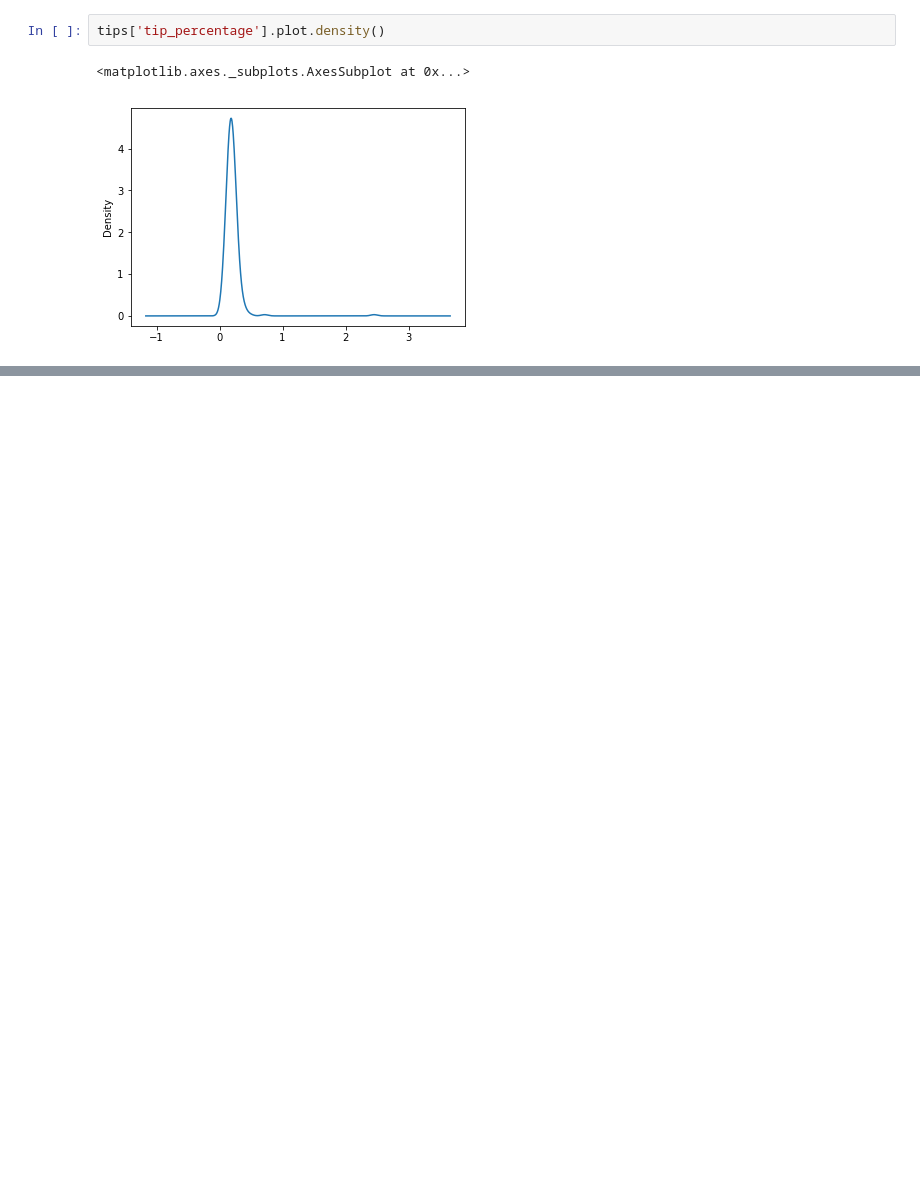
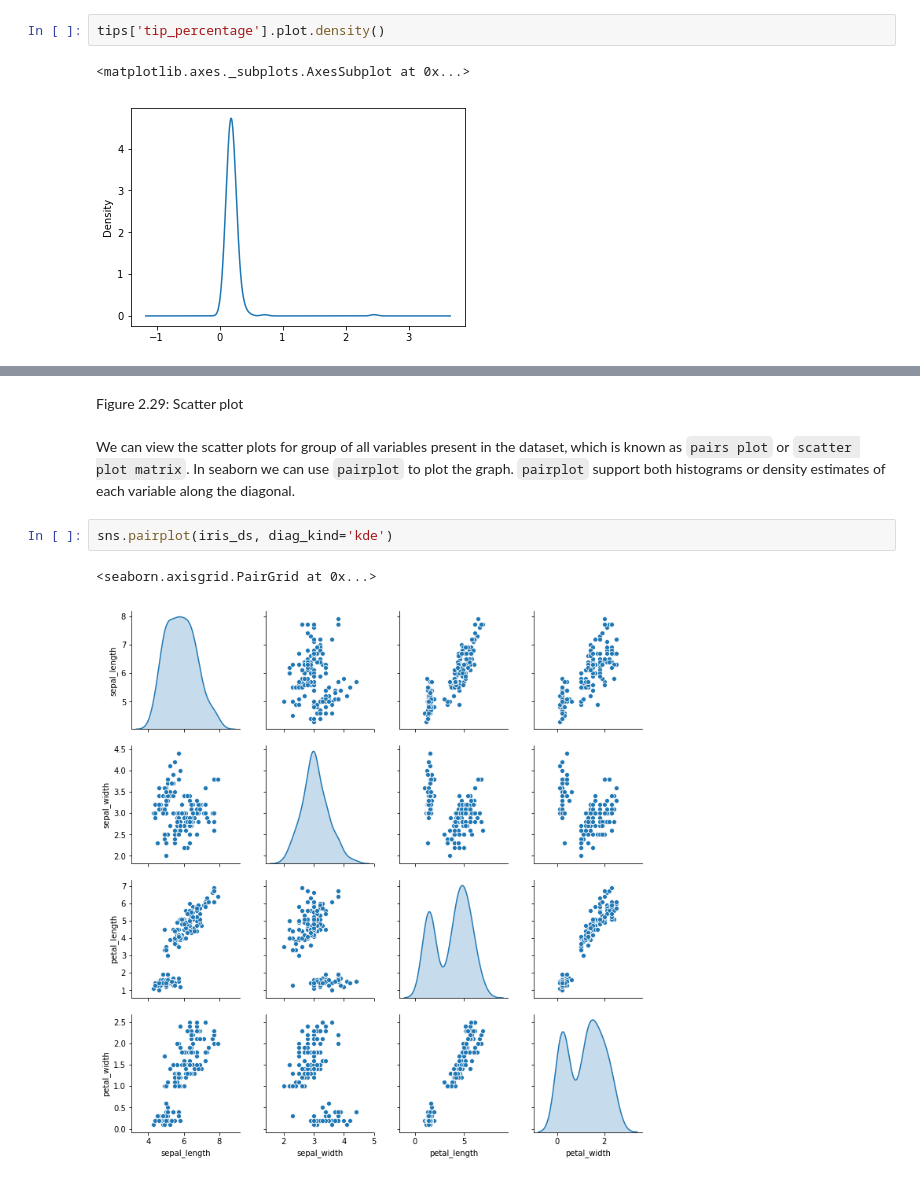
Before and after one commit to analyticstensor/ml, a Jupyter notebook: Prerequisite/Chapter_2-Matplotlib-Part 2.ipynb, the cells around one changed output, grey strips where cells are left out. Cells and saved outputs as stored; diff of their text form; blank space fills up the shorter version.

```diff
--- a/Prerequisite/Chapter_2-Matplotlib-Part 2.ipynb
+++ b/Prerequisite/Chapter_2-Matplotlib-Part 2.ipynb
@@ -204,0 +235,9 @@ Scatter plots or points plot are useful to show relationship between two one-dim
+# %% [markdown]
+Figure 2.29: Scatter plot
+# %% [markdown]
+We can view the scatter plots for group of all variables present in the dataset, which is known as `pairs plot` or `scatter plot matrix`. In seaborn we can use `pairplot` to plot the graph. `pairplot` support both histograms or density estimates of each variable along the diagonal.
+# %%
+sns.pairplot(iris_ds, diag_kind='kde')
+# %% [output]
+<seaborn.axisgrid.PairGrid at 0x...>
+[figure, added]
```
Also changed, not shown: parts of 31 cells of this notebook.
